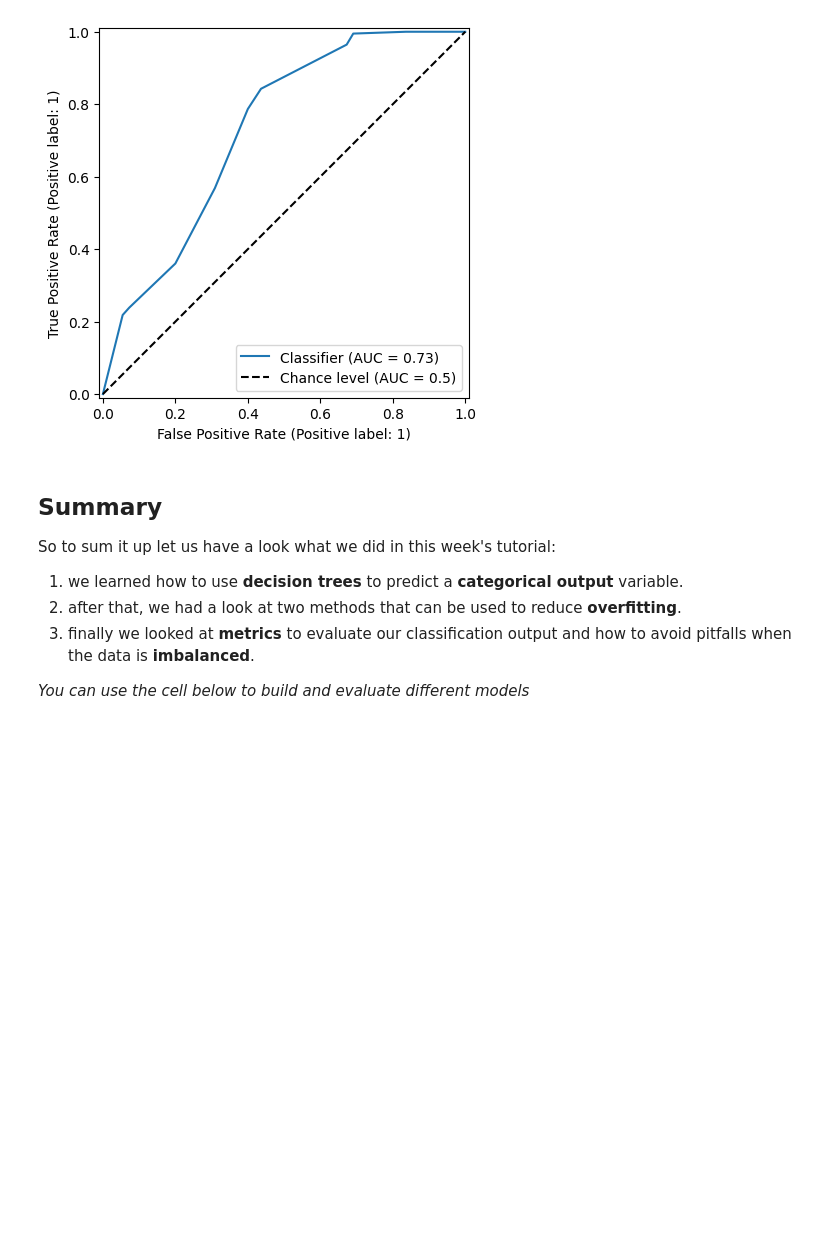
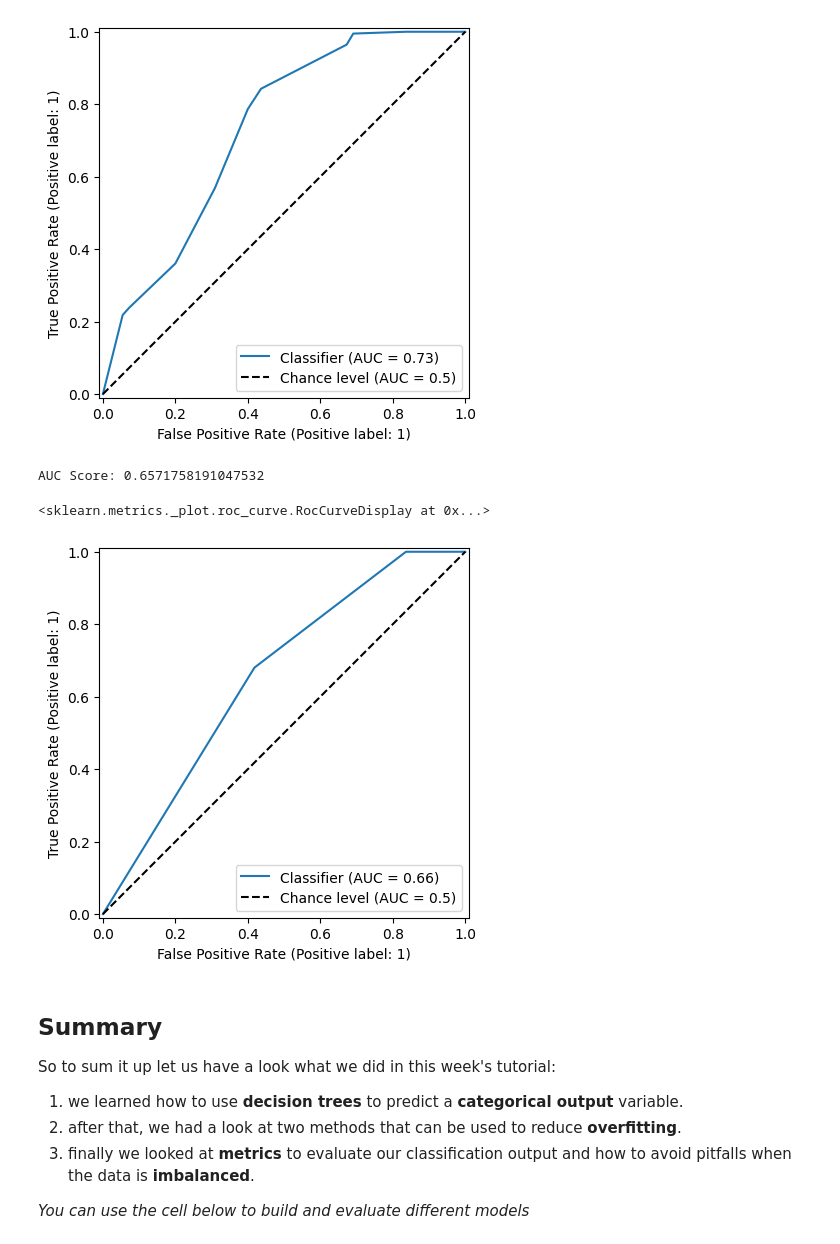
Before and after one commit to TheDon57/MODS_Exercises, a Jupyter notebook: Week_6_exercise/Decision_Trees_Week_06_Micro_Credit.ipynb, the cells around one changed output. Saved outputs shown, nothing was run; the diff lists cells and outputs as text; code cells hidden in the pictures; blank space fills up the shorter version.

```diff
--- a/Week_6_exercise/Decision_Trees_Week_06_Micro_Credit.ipynb
+++ b/Week_6_exercise/Decision_Trees_Week_06_Micro_Credit.ipynb
@@ -359,6 +359,18 @@ RocCurveDisplay.from_predictions(y_test, predictions_test_02[:,1], plot_chance_l
 AUC Score: 0.7302261190586063
 <sklearn.metrics._plot.roc_curve.RocCurveDisplay at 0x...>
 [figure]
+# %%
+# Write your code here
+# Calculate and Print the AUC score
+auc_score = roc_auc_score(y_test, predictions_test_03[:,1])
+print("AUC Score:", auc_score)
+
+#plot ROC curve
+RocCurveDisplay.from_predictions(y_test, predictions_test_03[:,1], plot_chance_level=True)
+# %% [output]
+AUC Score: 0.6571758191047532
+<sklearn.metrics._plot.roc_curve.RocCurveDisplay at 0x...>
+[figure, added]
 # %% [markdown]
 ## Summary
 
```
Also changed, not shown: parts of 1 cell of this notebook.
